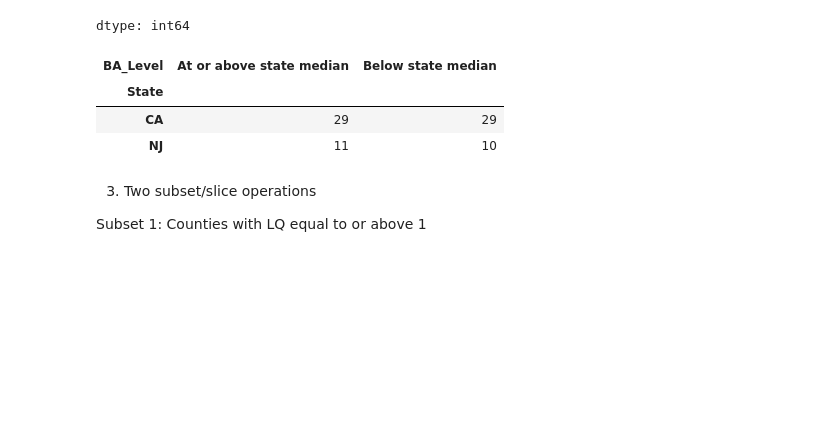
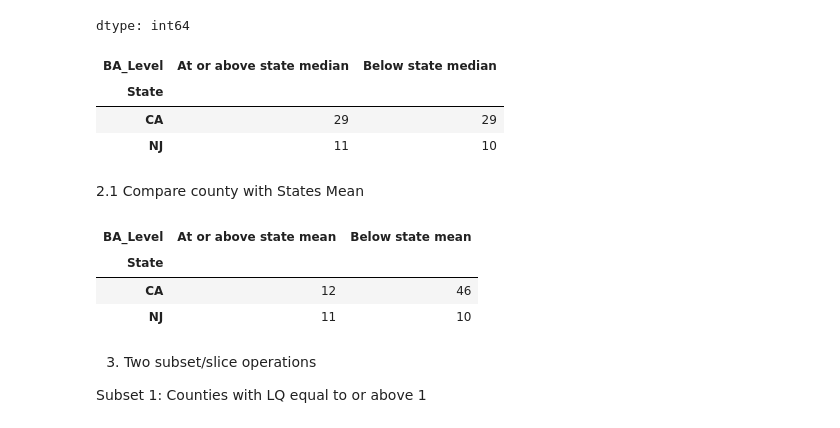
Before and after one commit to shirleyrutgers/DataManPy, a Jupyter notebook: ps2dataman.ipynb, the cells around one changed output. Cells and saved outputs as stored; diff of their text form; code cells hidden in the pictures; blank space fills up the shorter version.

```diff
--- a/ps2dataman.ipynb
+++ b/ps2dataman.ipynb
@@ -1691,6 +1691,31 @@ business_priv_clean.groupby(
 | State |  |  |
 | CA | 29 | 29 |
 | NJ | 11 | 10 |
+# %% [markdown]
+2.1 Compare county with States Mean
+# %%
+# Calculate the mean within each state
+state_mean = business_priv_clean.groupby(
+    'State'
+)['BA2023'].transform('mean')
+
+# Initially classify counties as below the state mean
+business_priv_clean['BA_Level'] = 'Below state mean'
+
+# Replace the category when BA2023 is at or above the state mean
+business_priv_clean.loc[
+    business_priv_clean['BA2023'] >= state_mean,
+    'BA_Level'
+] = 'At or above state mean'
+# %%
+business_priv_clean.groupby(
+    ['State', 'BA_Level']
+).size().unstack(fill_value=0)
+# %% [output]
+| BA_Level | At or above state mean | Below state mean |
+| State |  |  |
+| CA | 12 | 46 |
+| NJ | 11 | 10 |
 # %% [markdown]
 3. Two subset/slice operations
 
```
